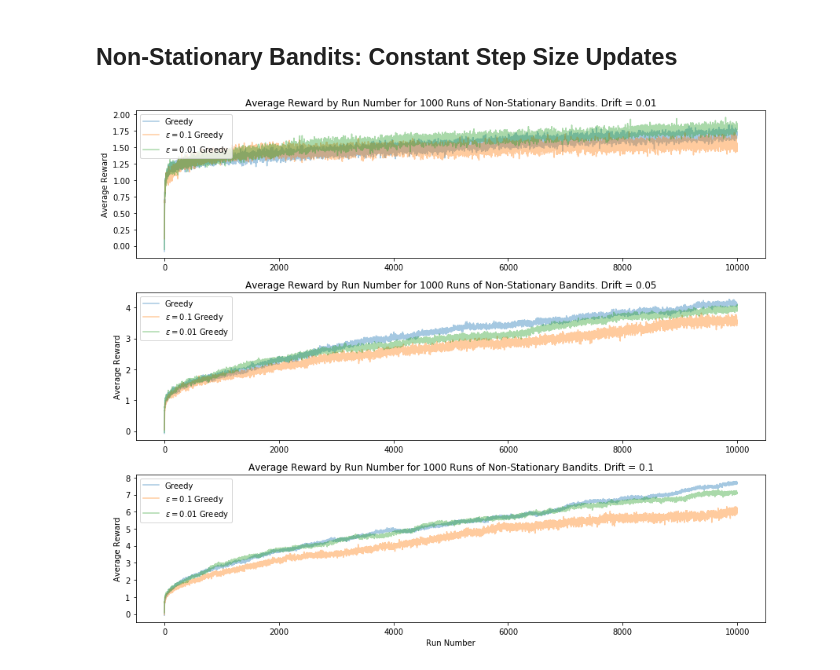
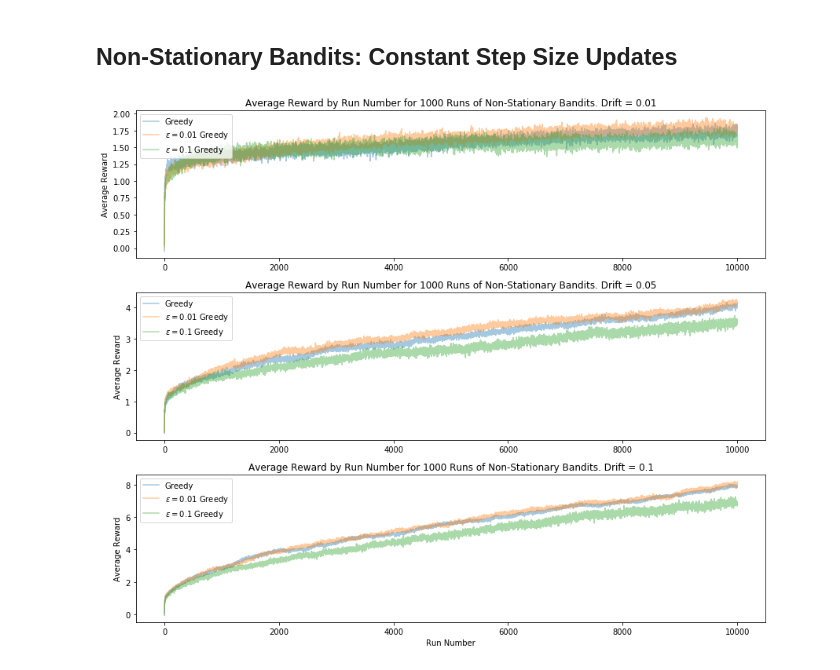
Before and after one commit to madrury/reinforcement-learning, a Jupyter notebook: multi-armed-bandits.ipynb, the cells around one changed output. Cells and saved outputs as stored; diff of their text form; code cells hidden in the pictures.

```diff
--- a/multi-armed-bandits.ipynb
+++ b/multi-armed-bandits.ipynb
@@ -161,29 +161,36 @@ plt.legend()
 ## Non-Stationary Bandits: Sample Mean Updating
 # %%
 drifts = [0.01, 0.05, 0.1]
-n_bootstraps = 500
+n_bootstraps = 100
+n_times = 10000
 
 mean_rewards_greedy = {drift: bootstrap_bandits(
-                           n_bootstraps=n_bootstraps, epsilon=0.0,
+                           n_bootstraps=n_bootstraps,
+                           n_times=n_times,
+                           epsilon=0.0,
                            bandit_maker=non_stationary_bandit_maker(drift=drift))
                        for drift in drifts}
 mean_rewards_e1 = {drift: bootstrap_bandits(
-                       n_bootstraps=n_bootstraps, epsilon=0.1,
+                       n_bootstraps=n_bootstraps,
+                       n_times=n_times,
+                       epsilon=0.1,
                        bandit_maker=non_stationary_bandit_maker(drift=drift))
                    for drift in drifts}
 mean_rewards_e01 = {drift: bootstrap_bandits(
-                        n_bootstraps=n_bootstraps, epsilon=0.01,
+                        n_bootstraps=n_bootstraps,
+                        n_times=n_times,
+                        epsilon=0.01,
                         bandit_maker=non_stationary_bandit_maker(drift=drift))
                    for drift in drifts}
 # %%
 fig, axs = plt.subplots(3, figsize=(12, 10))
 
 for i, (drift, ax) in enumerate(zip(drifts, axs.flatten())):
-    ax.plot(range(10000), mean_rewards_greedy[drift], alpha=0.4,
+    ax.plot(range(n_times), mean_rewards_greedy[drift], alpha=0.4,
             label="Greedy")
-    ax.plot(range(10000), mean_rewards_e1[drift], alpha=0.4,
+    ax.plot(range(n_times), mean_rewards_e1[drift], alpha=0.4,
             label="$\epsilon=0.1$ Greedy")
-    ax.plot(range(10000), mean_rewards_e01[drift], alpha=0.4,
+    ax.plot(range(n_times), mean_rewards_e01[drift], alpha=0.4,
             label="$\epsilon=0.01$ Greedy")
     if i == 2:
         ax.set_xlabel("Run Number")
@@ -197,38 +204,45 @@ fig.tight_layout()
 ## Non-Stationary Bandits: Constant Step Size Updates
 # %%
 drifts = [0.01, 0.05, 0.1]
-n_bootstraps = 500
+n_bootstraps = 100
+n_times = 10000
 
 mean_rewards_greedy = {drift: bootstrap_bandits(
-                           n_bootstraps=n_bootstraps, epsilon=0.0,
+                           n_bootstraps=n_bootstraps,
+                           n_times=n_times,
+                           epsilon=0.0,
                            bandit_maker=non_stationary_bandit_maker(drift=drift),
                            update_type=UPDATE_TYPE_CONSTANT)
                        for drift in drifts}
 mean_rewards_e1 = {drift: bootstrap_bandits(
-                       n_bootstraps=n_bootstraps, epsilon=0.1,
+                       n_bootstraps=n_bootstraps,
+                       n_times=n_times,
+                       epsilon=0.1,
                        bandit_maker=non_stationary_bandit_maker(drift=drift),
                        update_type=UPDATE_TYPE_CONSTANT)
                    for drift in drifts}
 mean_rewards_e01 = {drift: bootstrap_bandits(
-                        n_bootstraps=n_bootstraps, epsilon=0.01,
+                        n_bootstraps=n_bootstraps,
+                        n_times=n_times,
+                        epsilon=0.01,
                         bandit_maker=non_stationary_bandit_maker(drift=drift),
                         update_type=UPDATE_TYPE_CONSTANT)
                    for drift in drifts}
 # %%
 fig, axs = plt.subplots(3, figsize=(12, 10))
 
 for i, (drift, ax) in enumerate(zip(drifts, axs.flatten())):
-    ax.plot(range(10000), mean_rewards_greedy[drift], alpha=0.4,
+    ax.plot(range(n_times), mean_rewards_greedy[drift], alpha=0.4,
             label="Greedy")
-    ax.plot(range(10000), mean_rewards_e1[drift], alpha=0.4,
+    ax.plot(range(n_times), mean_rewards_e01[drift], alpha=0.4,
+            label="$\epsilon=0.01$ Greedy")
+    ax.plot(range(n_times), mean_rewards_e1[drift], alpha=0.4,
             label="$\epsilon=0.1$ Greedy")
-    ax.plot(range(10000), mean_rewards_e01[drift], alpha=0.4,
-            label="$\epsilon=0.01$ Greedy")
     if i == 2:
         ax.set_xlabel("Run Number")
     ax.set_ylabel("Average Reward")
     ax.set_title(f"Average Reward by Run Number for 1000 Runs of Non-Stationary Bandits. Drift = {drift}")
     ax.legend(loc="upper left")
 fig.tight_layout()
 # %% [output]
-[figure, old version]
+[figure, new version]
```
Also changed, not shown: parts of 8 cells of this notebook.
